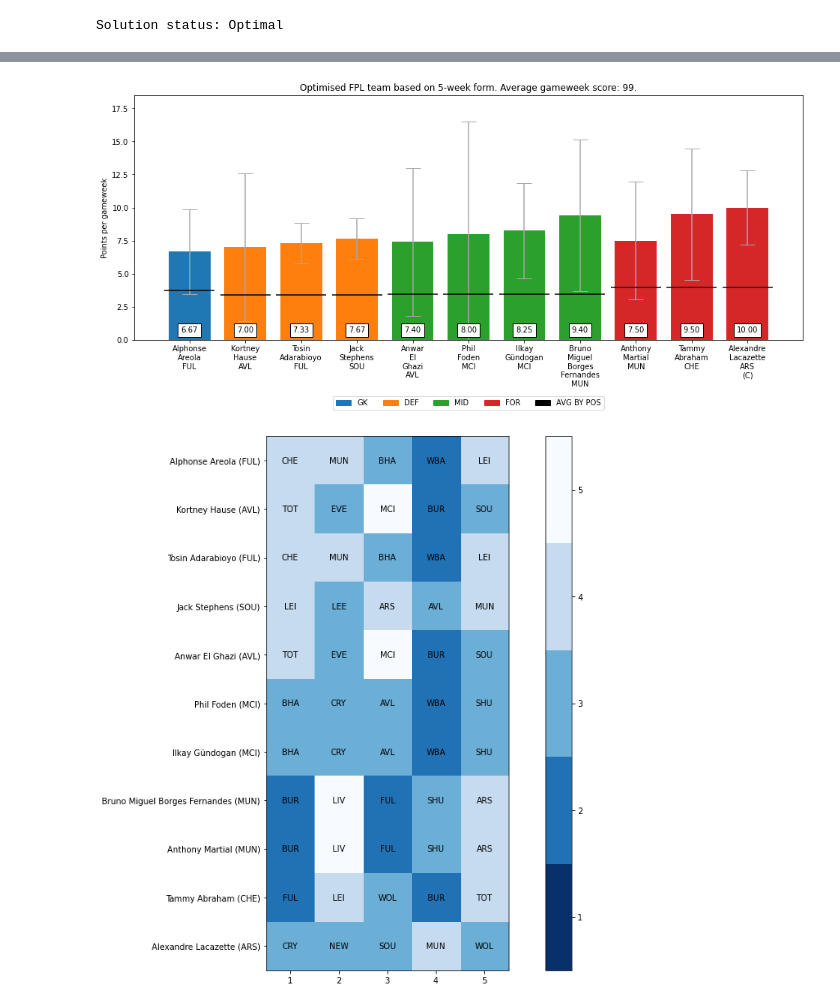
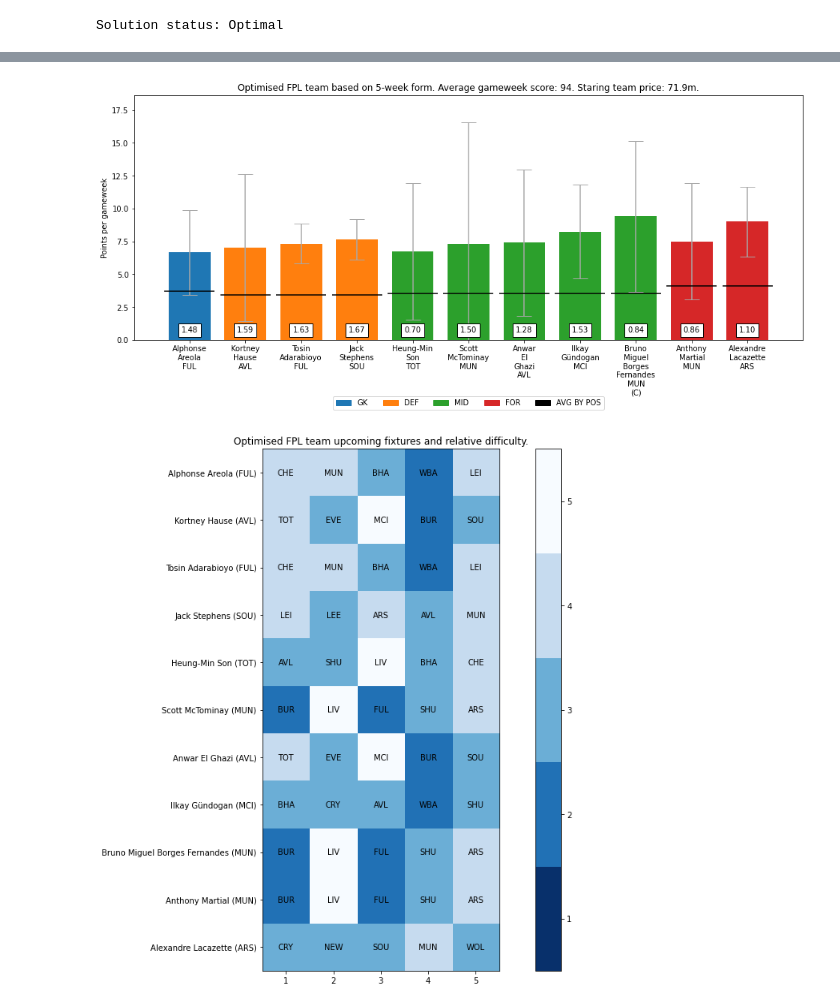
Before and after one commit to Rush358/Fantasy-Premier-League, a Jupyter notebook: FPL_Optimiser.ipynb, the cells around one changed output, grey strips where cells are left out. Cells and saved outputs as stored; diff of their text form; code cells hidden in the pictures.

```diff
--- a/FPL_Optimiser.ipynb
+++ b/FPL_Optimiser.ipynb
@@ -126,24 +163,26 @@ No null values found.
 # %%
-# Extract last 5 GWs of data where players have exceeded threshold number of minutes
+# Extract last 5 GWs of data based on thresholds set
 # ------------------------------------------------------------------------------
 
-min_threshold = 60
 gw_current = cleaned['gameweek'].max()
-
-cleaned_last_5 = cleaned.loc[(cleaned['minutes'] >= min_threshold) & (cleaned['gameweek'] > gw_current - 5)]
+cleaned_last_5 = cleaned.loc[((cleaned['minutes'] >= min_threshold) | (cleaned['total_points'] >= points_threshold)) & (cleaned['gameweek'] > gw_current - 5)]
 # %%
 # Summarise players' performance in the last 5 GWs
 # ------------------------------------------------------------------------------
 
+# Final threshold is players having played at least 3 out of 5 GWs (needs to be applied post-aggregation)
+gw_played_threshold = 3
+
 # Create a list for columns needed and aggregation types
 column_agg = ['player_id', 'gameweek', 'name', 'element_type', 'value', 'team', 'team_short', 'team_diff', 'opp_diff', 'total_points', 'minutes', 'transfers_balance']
-column_agg_type = ['max', 'max', 'max', 'max', 'mean', 'max', 'max', 'mean', 'mean', ['mean', 'std'], 'mean', 'mean'] # Max aggregation on column of strings just returns the string
+column_agg_type = ['max', ['max', 'count'], 'max', 'max', 'mean', 'max', 'max', 'mean', 'mean', ['mean', 'std'], 'mean', 'mean'] # Max aggregation on string columns just returns the string
 
 agg_type = {column_agg[i]:column_agg_type[i] for i in range(len(column_agg))} # Create a dictionary to map column to appropriate aggregation
 
 # Aggregate performance of last 5 GWs. Columns need to be renamed as a column hierarchy is created when doing mean and std on total_points.
 last_5_agg = cleaned_last_5[column_agg].groupby(by = 'name', as_index = False).agg(agg_type)
-last_5_agg.columns = ['player_id', 'gameweek', 'name', 'element_type', 'value', 'team', 'team_short', 'team_diff', 'opp_diff', 'mean_points', 'std_points', 'minutes', 'transfers_balance'] # Rename
+last_5_agg.columns = ['player_id', 'gameweek', 'gameweeks_played','name', 'element_type', 'value', 'team', 'team_short', 'team_diff', 'opp_diff', 'mean_points', 'std_points', 'minutes', 'transfers_balance'] # Rename
+last_5_agg = last_5_agg.loc[last_5_agg['gameweeks_played'] >= gw_played_threshold] # Apply gameweeks played in threshold
 
 last_5_agg.dropna(axis = 0, subset = ['std_points'], inplace = True) # Remove any players which haven't played enough to calculate a stdev
 last_5_agg.reset_index(drop = True, inplace = True) # Reset index to account for dropped values
@@ -330,10 +384,11 @@ team_optimised.head(11)
 # Compare performance to average player of given position in last 5 GWs
 # ------------------------------------------------------------------------------
 
+# Create new dataframe to find the average performance over the last 5 GWs BY POSITION
 cleaned_last_5_bl = cleaned_last_5.groupby(by = 'element_type', as_index = False).agg(agg_type)
-cleaned_last_5_bl.columns = ['player_id', 'gameweek', 'name', 'element_type', 'value', 'team', 'team_short', 'team_diff', 'opp_diff', 'mean_points', 'std_points', 'minutes', 'transfers_balance'] # Rename
-cleaned_last_5_bl.drop(columns = ['player_id', 'gameweek', 'name', 'team', 'team_short', 'team_diff', 'opp_diff'], inplace = True)
+cleaned_last_5_bl.columns = ['player_id', 'gameweek', 'gameweeks_played', 'name', 'element_type', 'value', 'team', 'team_short', 'team_diff', 'opp_diff', 'mean_points', 'std_points', 'minutes', 'transfers_balance']
+cleaned_last_5_bl.drop(columns = ['player_id', 'gameweek', 'gameweeks_played', 'name', 'team', 'team_short', 'team_diff', 'opp_diff'], inplace = True) # Get rid of unnecessary columns
 cleaned_last_5_bl.rename(columns = {'value':'value_bl', 'mean_points':'mean_points_bl', 'std_points':'std_points_bl', 'minutes':'minutes_bl'}, inplace = True)
 
+# Merge data of average performance by position onto optimised team
 team_optimised = team_optimised.merge(cleaned_last_5_bl, how = 'left', left_on = 'element_type', right_on = 'element_type')
-team_optimised.head(11)
@@ -354,38 +396,39 @@ team_optimised.head(11)
 # View performance of optimal team's players
 # ------------------------------------------------------------------------------
 
-#
-x_lines = np.linspace(0, 10, 11)
-x_lines_start = x_lines - 0.45
-x_lines_end = x_lines + 0.45
+# Set up variables and arrays to support plotting
 total_score = round((team_optimised['mean_points'] * team_optimised['multiplier']).sum())
+total_price = team_optimised['value'].sum() / 10 # Convert player value into millions
+x_lines = np.arange(0, 11, 1) # A comparison line needs to be set up for each player
+x_lines_start = x_lines - 0.45 # Left bound of each comparison line
+x_lines_end = x_lines + 0.45 # Right bound
 
 # Plot results
-plt.figure(figsize = (16, 6))
-plt.bar(x = team_optimised['name_plot'], height = team_optimised['mean_points'], yerr = team_optimised['std_points'],
+fig, ax = plt.subplots(figsize = (16, 6))
+ax.bar(x = team_optimised['name_plot'], height = team_optimised['mean_points'], yerr = team_optimised['std_points'],
         width = 0.75, capsize = 10,
         color = team_optimised['element_colour'], ecolor = 'darkgrey')
 
 # Format chart
-plt.title('Optimised FPL team based on 5-week form. Average gameweek score: ' + str(total_score) + '.')
-plt.ylabel('Points per gameweek')
-plt.xticks(team_optimised['name_plot'], fontsize = 10, rotation = 0)
-plt.ylim((0, team_optimised['mean_points'].max() + team_optimised['std_points'].max())) # Clip negative values
-plt.hlines(y = team_optimised['mean_points_bl'], xmin = x_lines_start, xmax = x_lines_end)
+ax.set_title('Optimised FPL team based on 5-week form. Average gameweek score: ' + str(total_score) + '. Staring team price: ' + str(total_price) + 'm.')
+ax.set_ylabel('Points per gameweek')
+ax.set_xticklabels(team_optimised['name_plot'], fontsize = 10, rotation = 0)
+ax.set_ylim((0, team_optimised['mean_points'].max() + team_optimised['std_points'].max())) # Clip negative values
+ax.hlines(y = team_optimised['mean_points_bl'], xmin = x_lines_start, xmax = x_lines_end) # Add comparison to each player i.e. how the average player with the same position performed
 
 # Create custom legend
 colours = {'GK':'tab:blue', 'DEF':'tab:orange', 'MID':'tab:green', 'FOR':'tab:red', 'AVG BY POS':'black'}
 labels = list(colours.keys()) # Legend labels
 handles = [plt.Rectangle(xy = (0,0), width = 1, height = 1,
                          color = colours[label]) for label in labels] # Rectangular legend markers
-plt.legend(handles, labels, loc='lower center', bbox_to_anchor = (0.5, -0.3), ncol = 5) # Create legend and set location
+ax.legend(handles, labels, loc='lower center', bbox_to_anchor = (0.5, -0.3), ncol = 5) # Create legend and set location
 
 # Pair each player and their points value, then loop through
-for x,y in zip(team_optimised['name_plot'], team_optimised['mean_points']):
+for x,y in zip(team_optimised['name_plot'], team_optimised['mean_points']/team_optimised['value'] * 10):
 
     label = '{:.2f}'.format(y) # Format points results to 2dp
 
-    plt.annotate(label, # Data label (2dp)
+    ax.annotate(label, # Data label (2dp)
                  (x, 0), # Position of label
                  textcoords = "offset points", # How label is positioned
                  xytext = (0, 10), # Distance from label to points (x,y)
@@ -394,9 +437,9 @@ for x,y in zip(team_optimised['name_plot'], team_optimised['mean_points']):
                  bbox = {'facecolor':'white'}
                  )
 
-plt.show()
+fig.show()
 # %% [output]
-[figure, old version]
+[figure, new version]
 # %%
 # View fixtures of players from the optimal team
 # ------------------------------------------------------------------------------
@@ -442,27 +485,30 @@ for row, player in team_optimised.iterrows():
 # %%
 # Produce heatmap to show upcoming fixtures and difficulties
 # ------------------------------------------------------------------------------
-numbers = [1, 2, 3, 4, 5]
 
 colourmap = plt.get_cmap('Blues_r', 5) # Set up colourmap with 5 increments (fixture difficulty measured from 1-5)
+diff_scale = [1, 2, 3, 4, 5] # List used to represent the 1-5 fixture difficulty scale
+gw_upcoming = [1, 2, 3, 4, 5] # List for the next 5 games to be palyed
 
-# Create heatmap plot
+# Create heatmap plot and colourbar
 fig, ax = plt.subplots(figsize = (16, 12))
-im = ax.imshow(X = diff_array, cmap = colourmap, vmin = 0.5, vmax = 5.5) # Heatmap (fixture colours) determined by fixture difficulty from 1-5
+im = ax.imshow(X = diff_array, cmap = colourmap, # Heatmap (fixture colours) determined by fixture difficulty from 1-5
+               vmin = 0.5, vmax = 5.5) # Set colourbar bounds, 0.5 is required to position tick halfway between each increment
 cbar = plt.colorbar(im) # Create colourbar
-cbar.set_ticks([1, 2, 3, 4, 5])
-cbar.ax.set_yticklabels([1, 2, 3, 4, 5])
+cbar.set_ticks(diff_scale) # Position each tick
+cbar.ax.set_yticklabels(diff_scale) # Label each tick with difficulty
 
 # Format heatmap
+ax.set_title('Optimised FPL team upcoming fixtures and relative difficulty.')
 ax.set_xticks(np.arange(5)) # Insert xtick for each of the next 5 fixtures
 ax.set_yticks(np.arange(11)) # Insert ytick for each of the team's 11 players
-ax.set_xticklabels(numbers) # Label each game
+ax.set_xticklabels(gw_upcoming) # Label each game
 ax.set_yticklabels(team_optimised['name'] + ' (' + team_optimised['team_short'] + ')') # Label each player
 
 # Loop through each player in the team
 for y in range(len(team_optimised['name'])):
     for x in range(len(numbers)): # Loop through each fixture
         text = ax.text(x, y, fixtures_array_short[y, x],
                        ha="center", va="center", color="black", size = 10)
 # %% [output]
-[figure, old version]
+[figure, new version]
```
Also changed, not shown: parts of 17 cells of this notebook.
